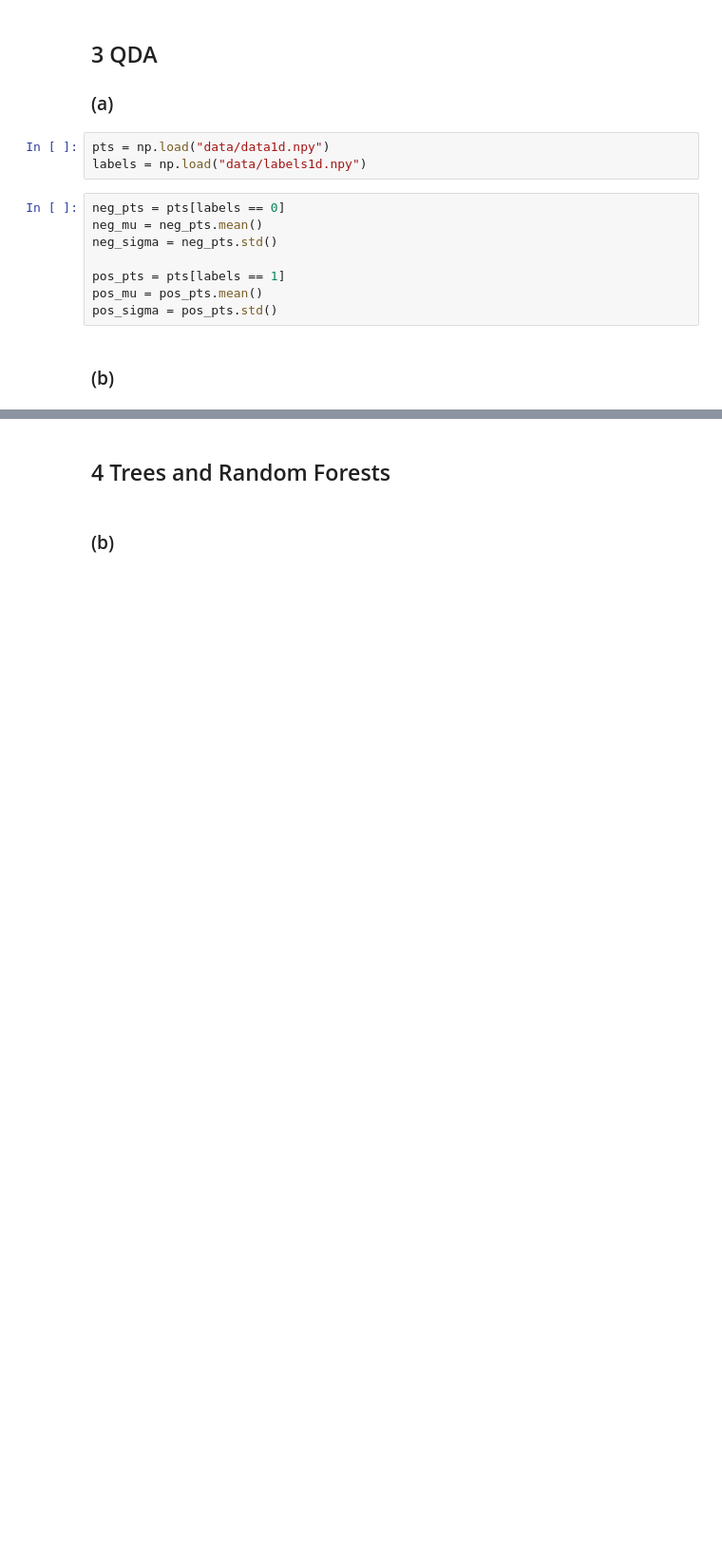
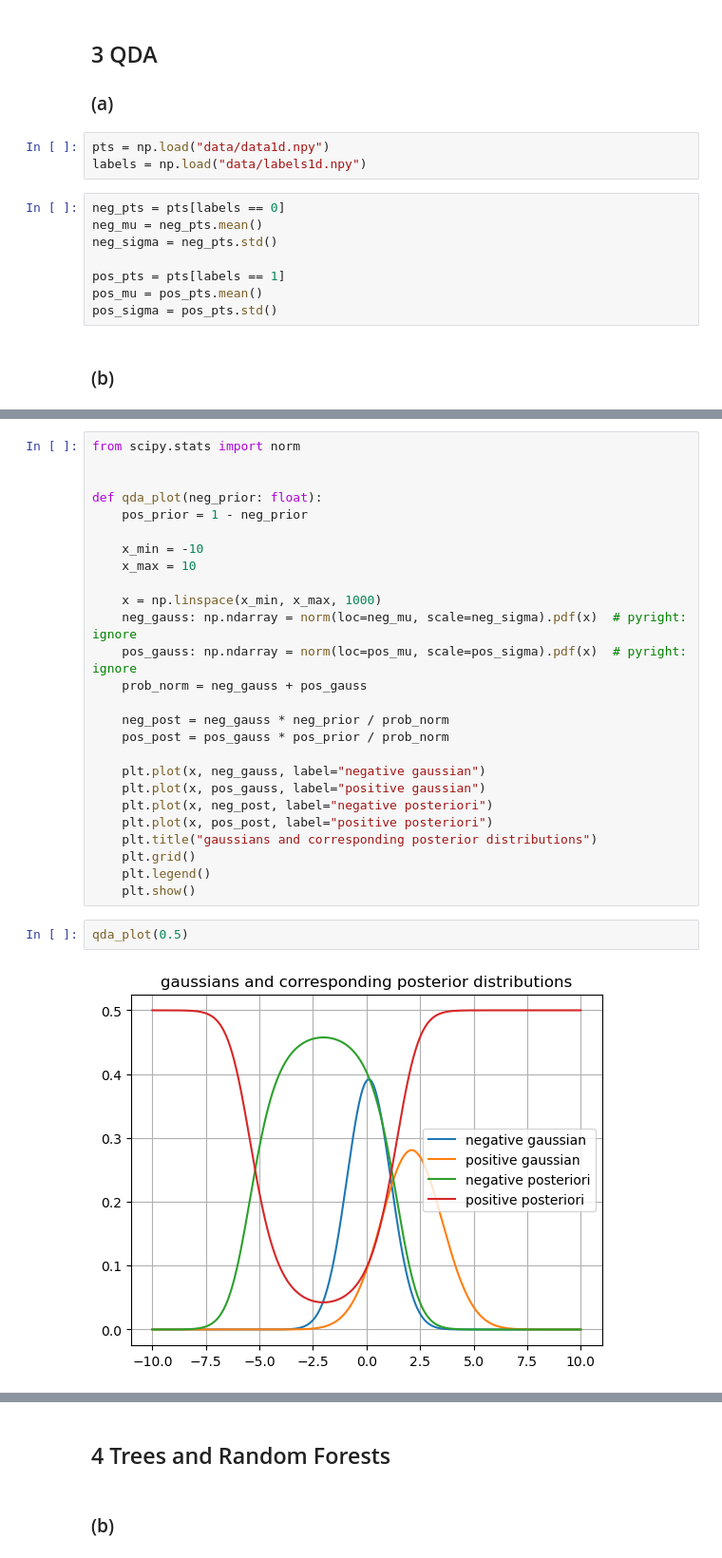
Before and after one commit to anuramat/uhd-mlph, a Jupyter notebook: sheet04/sheet04.ipynb, the cells around one changed output, grey strips where cells are left out. Shown at 95% size. Drawn from its saved outputs; the diff is of its cells as text; blank space fills up the shorter version.

```diff
--- a/sheet04/sheet04.ipynb
+++ b/sheet04/sheet04.ipynb
@@ -33,0 +33,30 @@ plt.plot(x, y_neg)
+# %%
+from scipy.stats import norm
+
+
+def qda_plot(neg_prior: float):
+    pos_prior = 1 - neg_prior
+
+    x_min = -10
+    x_max = 10
+
+    x = np.linspace(x_min, x_max, 1000)
+    neg_gauss: np.ndarray = norm(loc=neg_mu, scale=neg_sigma).pdf(x)  # pyright: ignore
+    pos_gauss: np.ndarray = norm(loc=pos_mu, scale=pos_sigma).pdf(x)  # pyright: ignore
+    prob_norm = neg_gauss + pos_gauss
+
+    neg_post = neg_gauss * neg_prior / prob_norm
+    pos_post = pos_gauss * pos_prior / prob_norm
+
+    plt.plot(x, neg_gauss, label="negative gaussian")
+    plt.plot(x, pos_gauss, label="positive gaussian")
+    plt.plot(x, neg_post, label="negative posteriori")
+    plt.plot(x, pos_post, label="positive posteriori")
+    plt.title("gaussians and corresponding posterior distributions")
+    plt.grid()
+    plt.legend()
+    plt.show()
+# %%
+qda_plot(0.5)
+# %% [output]
+[figure, added]
```
Also changed, not shown: parts of 8 cells of this notebook, 1 other file.
